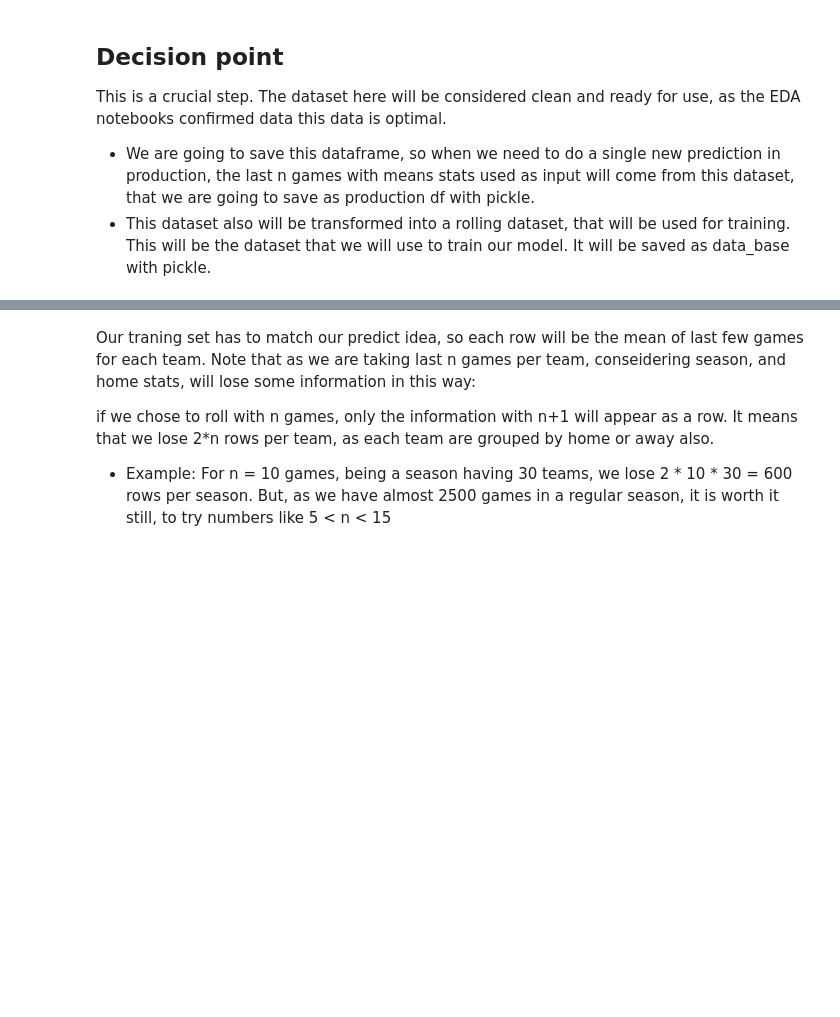
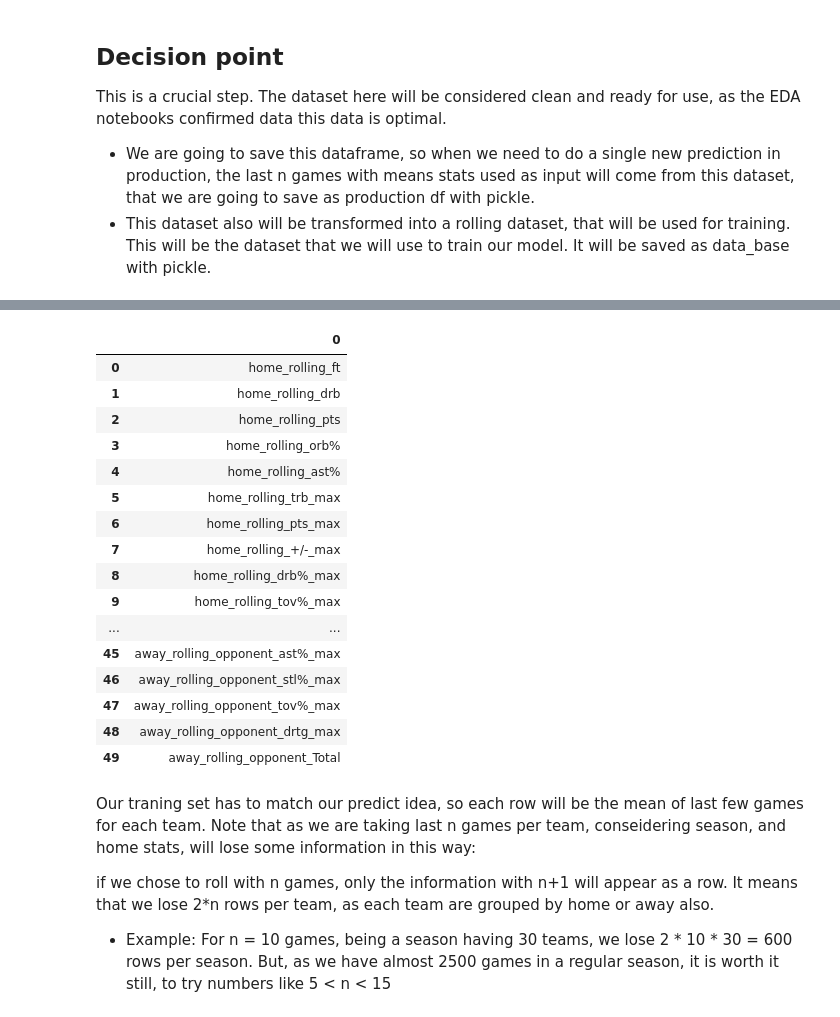
Before and after one commit to joaothomazlemos/NBA-game-outcome, a Jupyter notebook: Data Analysis/01_data_base_development.ipynb, the cells around one changed output, grey strips where cells are left out. Saved outputs shown, nothing was run; the diff lists cells and outputs as text; code cells hidden in the pictures; blank space fills up the shorter version.

```diff
--- a/Data Analysis/01_data_base_development.ipynb
+++ b/Data Analysis/01_data_base_development.ipynb
@@ -129,3 +149,25 @@ df.to_pickle('production_df.pkl')
+# %%
+# loading the 50 best features for the Logistic Regression model
+best_features = pd.read_csv('best_features/LogisticRegression_50.csv')
+best_features
+# %% [output]
+|  | 0 |
+| 0 | home_rolling_ft |
+| 1 | home_rolling_drb |
+| 2 | home_rolling_pts |
+| 3 | home_rolling_orb% |
+| 4 | home_rolling_ast% |
+| 5 | home_rolling_trb_max |
+| 6 | home_rolling_pts_max |
+| 7 | home_rolling_+/-_max |
+| 8 | home_rolling_drb%_max |
+| 9 | home_rolling_tov%_max |
+| ... | ... |
+| 45 | away_rolling_opponent_ast%_max |
+| 46 | away_rolling_opponent_stl%_max |
+| 47 | away_rolling_opponent_tov%_max |
+| 48 | away_rolling_opponent_drtg_max |
+| 49 | away_rolling_opponent_Total |
 # %% [markdown]
 Our traning set has to match our predict idea, so each row will be the mean of last few games for each team.
 Note that as we are taking last n games per team, conseidering season, and home stats, will lose some information in this way:
```
Also changed, not shown: parts of 1 cell of this notebook, 1 other file.
